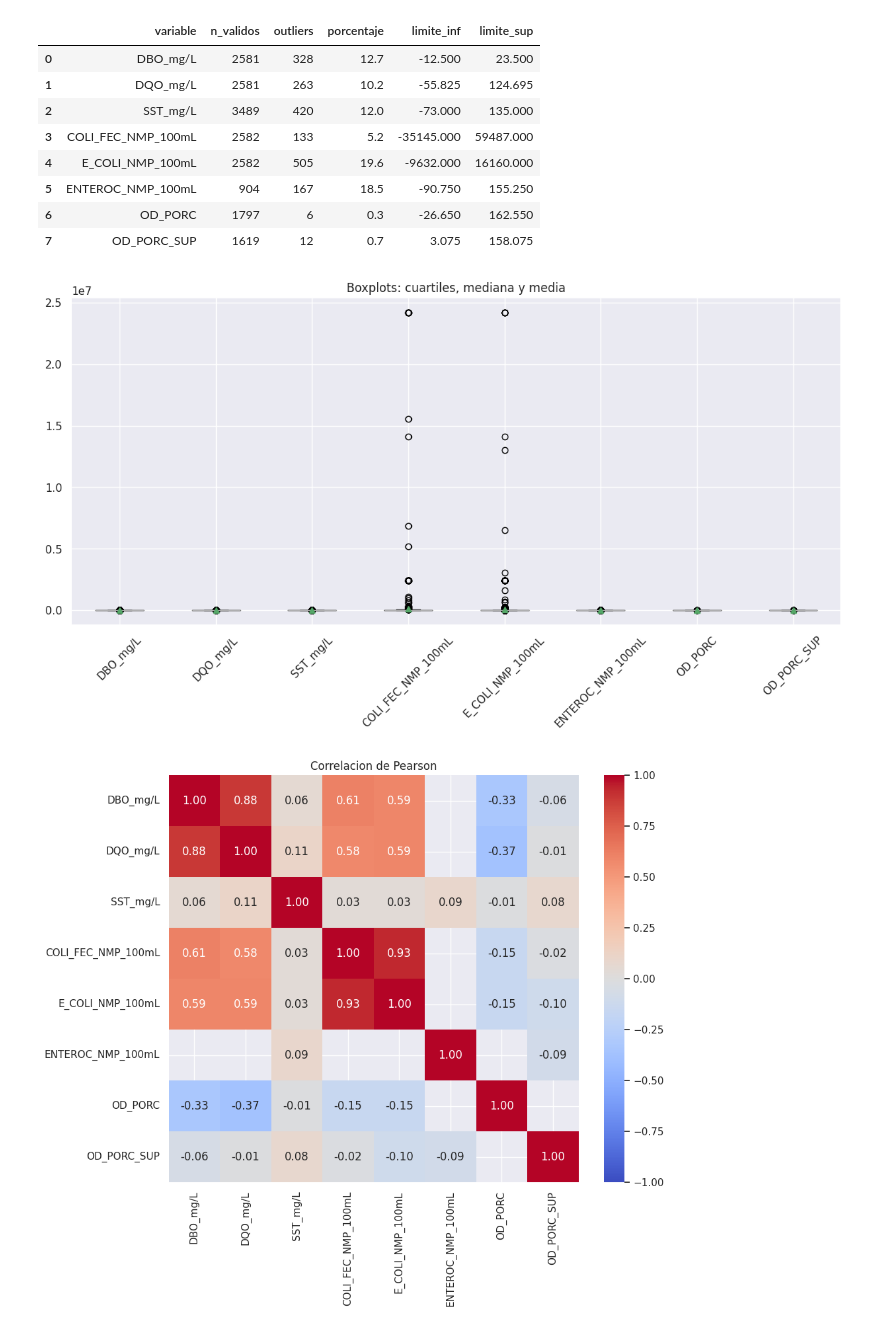
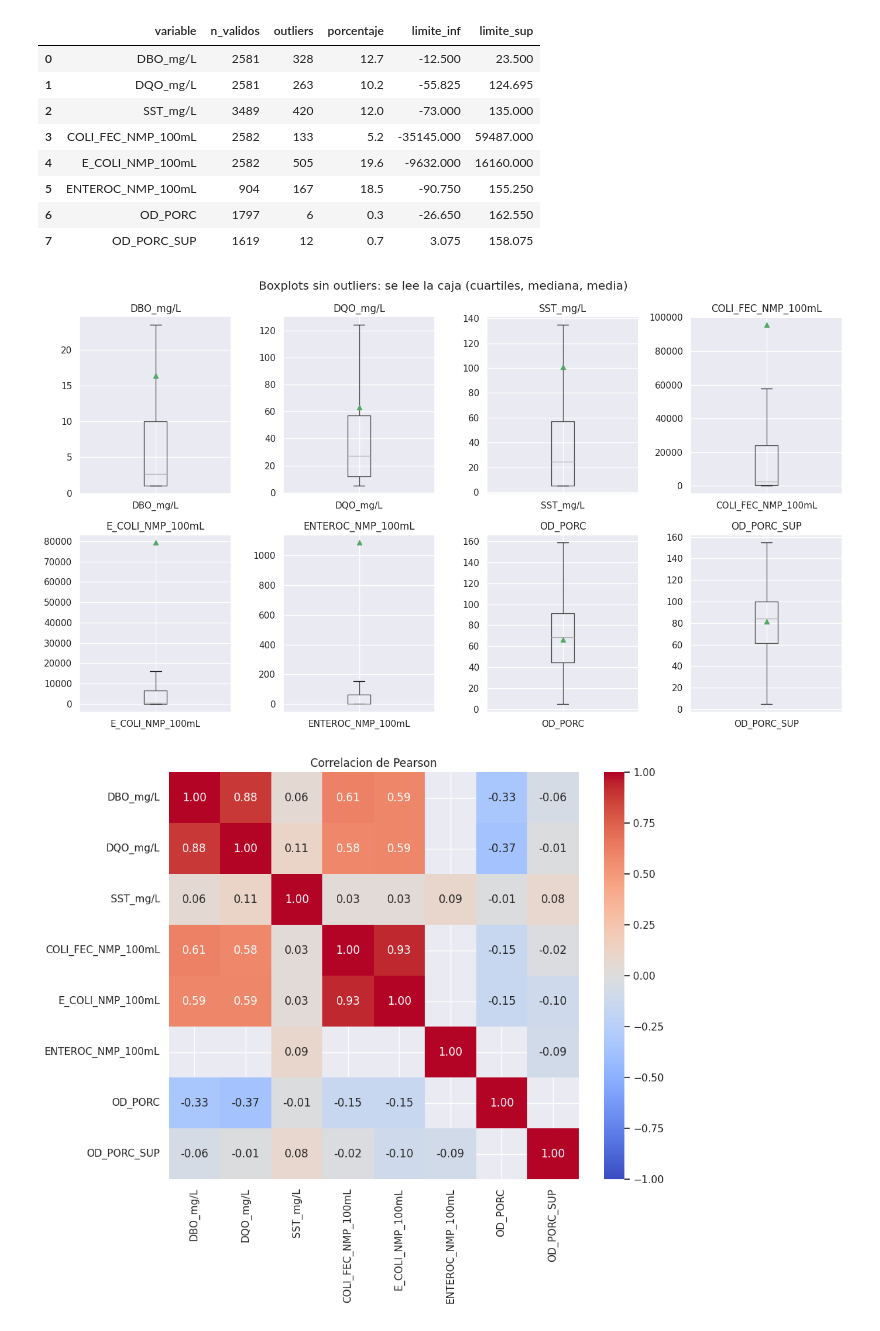
Before and after one commit to achockc-cenfo/proyecto_final_CD, a Jupyter notebook: cd_final_proyecto_(1).ipynb, the cells around one changed output. Cells and saved outputs as stored; diff of their text form; code cells hidden in the pictures.

Commit message:
Creado con Colab: se desactivo el showfliers=False del boxplot

```diff
--- a/cd_final_proyecto_(1).ipynb
+++ b/cd_final_proyecto_(1).ipynb
@@ -388,13 +400,17 @@ pd.DataFrame(filas)
 | 5 | ENTEROC_NMP_100mL | 904 | 167 | 18.5 | -90.750 | 155.250 |
 | 6 | OD_PORC | 1797 | 6 | 0.3 | -26.650 | 162.550 |
 | 7 | OD_PORC_SUP | 1619 | 12 | 0.7 | 3.075 | 158.075 |
-# %%
-sns.set(rc={"figure.figsize": (14, 6)})
-df[cols_eda].boxplot(rot=45, showmeans=True)
-plt.title("Boxplots: cuartiles, mediana y media")
-plt.show()
-# %% [output]
-[figure, removed]
+# %%
+fig, axes = plt.subplots(2, 4, figsize=(14, 8))
+for ax, col in zip(axes.ravel(), cols_eda):
+    df[[col]].boxplot(ax=ax, showmeans=True, showfliers=False)
+    ax.set_title(col)
+    ax.set_ylabel("")
+fig.suptitle("Boxplots sin outliers: se lee la caja (cuartiles, mediana, media)")
+plt.tight_layout()
+plt.show()
+# %% [output]
+[figure, added]
 # %%
 corr = df[cols_corr].corr()
 plt.figure(figsize=(10, 8))
```
Also changed, not shown: parts of 7 cells of this notebook.
